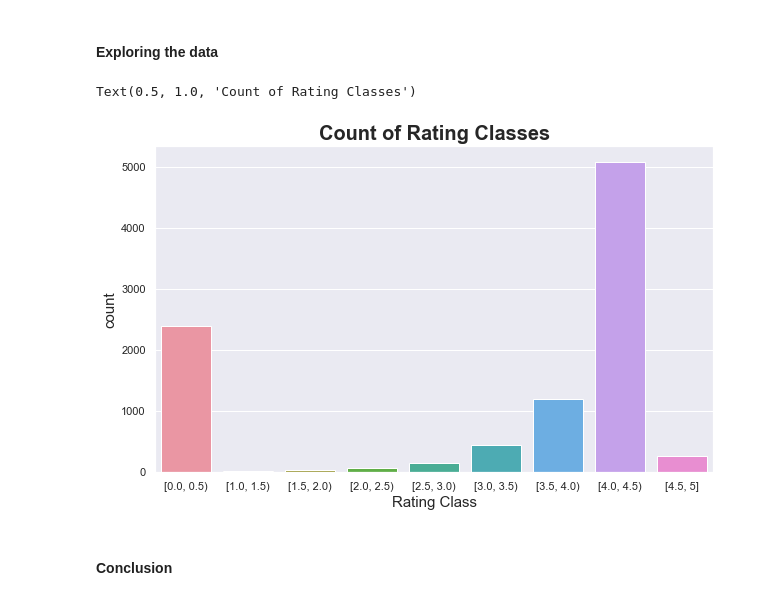
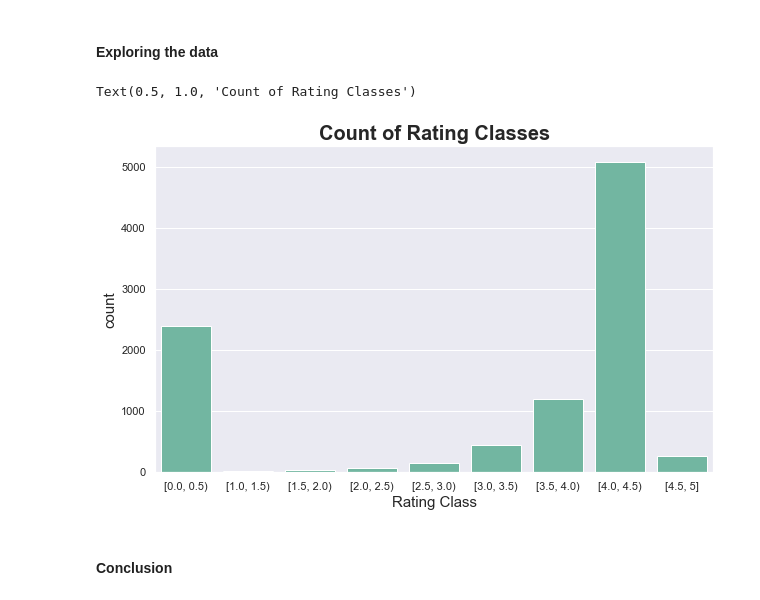
Before and after one commit to enricogoerlitz/Data-Analysis, a Jupyter notebook: 02_Google_Playstore_Data/notebook/notebook1.ipynb, the cells around one changed output. Saved outputs shown, nothing was run; the diff lists cells and outputs as text; code cells hidden in the pictures.

```diff
--- a/02_Google_Playstore_Data/notebook/notebook1.ipynb
+++ b/02_Google_Playstore_Data/notebook/notebook1.ipynb
@@ -1475,10 +1475,10 @@ That sound logical, because only good/great apps will be downloaded millions of
 # %% [markdown]
 #### Exploring the data
 # %%
-sns.countplot(x=RATING_CLASS, data=df_cleaned).set_title("Count of Rating Classes")
+sns.countplot(x=RATING_CLASS, data=df_cleaned, color="C0").set_title("Count of Rating Classes")
 # %% [output]
 Text(0.5, 1.0, 'Count of Rating Classes')
-[figure, old version]
+[figure, new version]
 # %% [markdown]
 #### Conclusion
 # %% [markdown]
```
Also changed, not shown: parts of 6 cells of this notebook, 1 other file.
